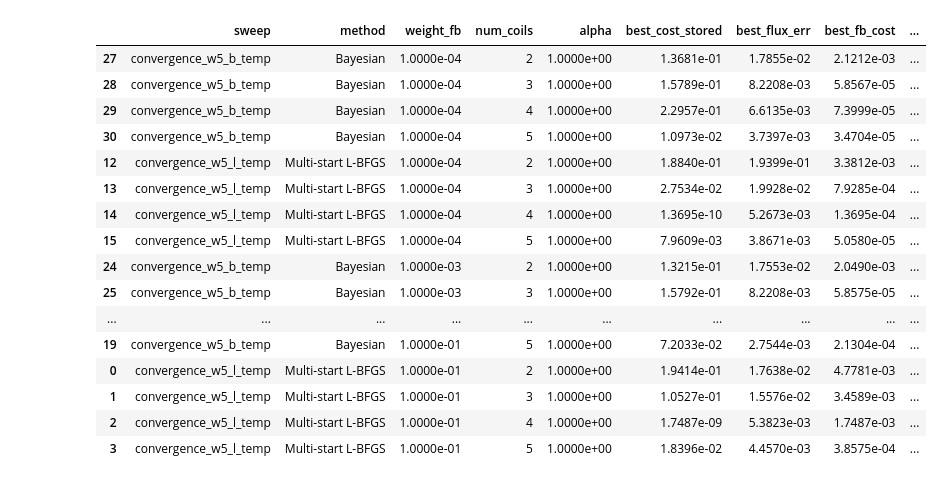
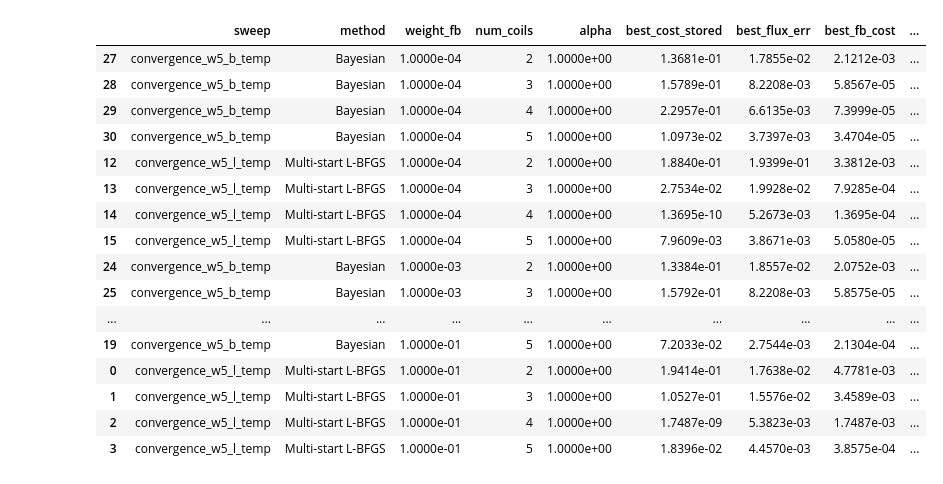
Before and after one commit to jeremslm/PF_location_optimization, a Jupyter notebook: notebooks/comb_boundary_coil_graphs.ipynb, the cells around one changed output. Cells and saved outputs as stored; diff of their text form; code cells hidden in the pictures.

```diff
--- a/notebooks/comb_boundary_coil_graphs.ipynb
+++ b/notebooks/comb_boundary_coil_graphs.ipynb
@@ -6,7 +6,7 @@ import matplotlib.pyplot as plt
 import pandas as pd
 import seaborn as sns
 # %%
-K_REFINED = None # None = all refinements; set e.g. 1 to truncate Bayesian after k-th refinement
+K_REFINED = 0 # None = all refinements; set e.g. 1 to truncate Bayesian after k-th refinement
 # %%
 LBFGS_SWEEP = 'convergence_w5_l_temp'
 BAYESIAN_SWEEP = 'convergence_w5_b_temp'
@@ -100,7 +100,7 @@ for r in runs:
     d = r['data']
     if 'cost_history' not in d:
         continue
-    alpha = d.get('optimization_settings', {}).get('alpha', 0.75)
+    alpha = d.get('optimization_settings', {}).get('alpha', 1)
     total = np.array(d['cost_history'], dtype=float)
     flux_h = np.array([x if x is not None else np.nan for x in d.get('flux_err_history', [])], dtype=float)
     fb_h = np.array([x if x is not None else np.nan for x in d.get('fb_cost_history', [])], dtype=float)
@@ -147,34 +147,34 @@ for r in runs:
         'n_evals': len(total),
         'elapsed_h': elapsed_h,
         'stopping': r['stopping'],
     })
 
 df = pd.DataFrame(rows)
 
 # per weight_fb pair: norm = max(init_lbfgs, init_bayesian)
 norm_df = df.groupby('weight_fb')[['init_fixed', 'init_fb']].max()
 norm_df.columns = ['norm_fixed', 'norm_fb']
 df = df.join(norm_df, on='weight_fb')
 
 df['best_cost_shared'] = (
     (1 - df['alpha']) * df['best_flux_err'] / df['norm_fixed'] +
     df['alpha'] * df['best_fb_cost'] / df['norm_fb']
 )
 
 df = df.sort_values(['weight_fb', 'method'])
 pd.set_option('display.float_format', '{:.4e}'.format)
 df
 # %% [output]
 |  | sweep | method | weight_fb | num_coils | alpha | best_cost_stored | best_flux_err | best_fb_cost | ... |
 | 27 | convergence_w5_b_temp | Bayesian | 1.0000e-04 | 2 | 1.0000e+00 | 1.3681e-01 | 1.7855e-02 | 2.1212e-03 | ... |
 | 28 | convergence_w5_b_temp | Bayesian | 1.0000e-04 | 3 | 1.0000e+00 | 1.5789e-01 | 8.2208e-03 | 5.8567e-05 | ... |
 | 29 | convergence_w5_b_temp | Bayesian | 1.0000e-04 | 4 | 1.0000e+00 | 2.2957e-01 | 6.6135e-03 | 7.3999e-05 | ... |
 | 30 | convergence_w5_b_temp | Bayesian | 1.0000e-04 | 5 | 1.0000e+00 | 1.0973e-02 | 3.7397e-03 | 3.4704e-05 | ... |
 | 12 | convergence_w5_l_temp | Multi-start L-BFGS | 1.0000e-04 | 2 | 1.0000e+00 | 1.8840e-01 | 1.9399e-01 | 3.3812e-03 | ... |
 | 13 | convergence_w5_l_temp | Multi-start L-BFGS | 1.0000e-04 | 3 | 1.0000e+00 | 2.7534e-02 | 1.9928e-02 | 7.9285e-04 | ... |
 | 14 | convergence_w5_l_temp | Multi-start L-BFGS | 1.0000e-04 | 4 | 1.0000e+00 | 1.3695e-10 | 5.2673e-03 | 1.3695e-04 | ... |
 | 15 | convergence_w5_l_temp | Multi-start L-BFGS | 1.0000e-04 | 5 | 1.0000e+00 | 7.9609e-03 | 3.8671e-03 | 5.0580e-05 | ... |
-| 24 | convergence_w5_b_temp | Bayesian | 1.0000e-03 | 2 | 1.0000e+00 | 1.3215e-01 | 1.7553e-02 | 2.0490e-03 | ... |
+| 24 | convergence_w5_b_temp | Bayesian | 1.0000e-03 | 2 | 1.0000e+00 | 1.3384e-01 | 1.8557e-02 | 2.0752e-03 | ... |
 | 25 | convergence_w5_b_temp | Bayesian | 1.0000e-03 | 3 | 1.0000e+00 | 1.5792e-01 | 8.2208e-03 | 5.8575e-05 | ... |
 | ... | ... | ... | ... | ... | ... | ... | ... | ... | ... |
 | 19 | convergence_w5_b_temp | Bayesian | 1.0000e-01 | 5 | 1.0000e+00 | 7.2033e-02 | 2.7544e-03 | 2.1304e-04 | ... |
```
Also changed, not shown: parts of 5 cells of this notebook, 2 other files.
